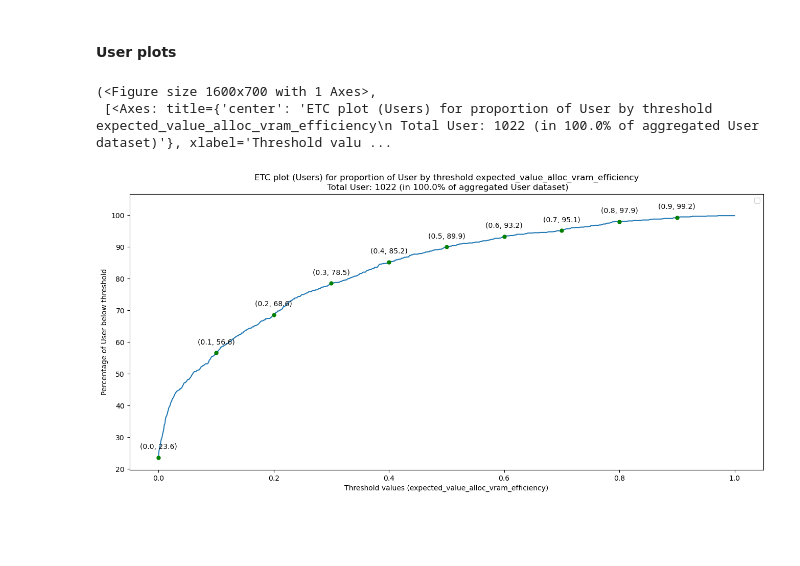
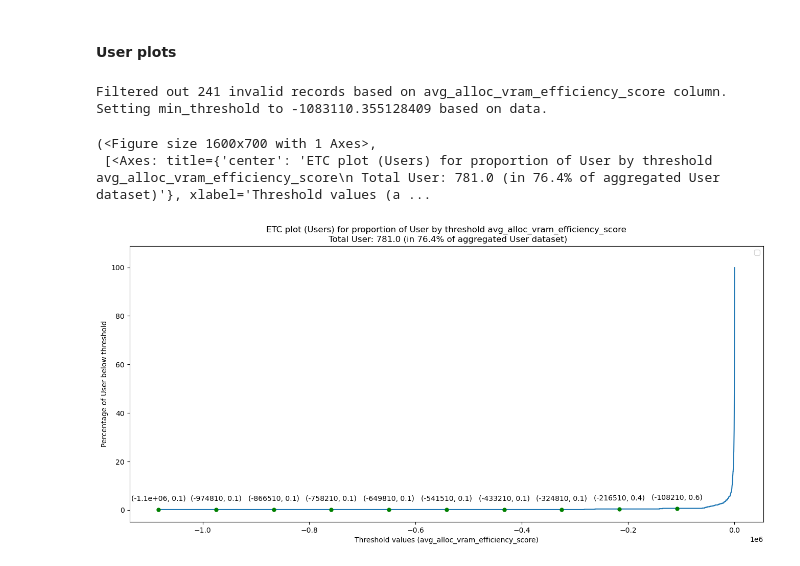
Before and after one commit to UnityHPC/ds4cg-job-analytics, a Jupyter notebook: notebooks/ETC Plot.ipynb, the cells around one changed output. Cells and saved outputs as stored; diff of their text form; code cells hidden in the pictures; blank space fills up the shorter version.

```diff
--- a/notebooks/ETC Plot.ipynb
+++ b/notebooks/ETC Plot.ipynb
@@ -118,17 +64,18 @@ etc_new_instance.plot_roc(plot_type=type,
 # %% [markdown]
 #### User plots ####
 # %%
-type = enum_constants.ROCPlotTypes.USER
-threshold_metric = enum_constants.UserEfficiencyMetricsEnum.EXPECTED_VALUE_ALLOC_VRAM_EFFICIENCY
+type = enum_constants.ETCPlotTypes.USER
+threshold_metric = enum_constants.UserEfficiencyMetricsEnum.AVG_ALLOC_VRAM_EFFICIENCY_SCORE
 proportion_metric = enum_constants.ProportionMetricsEnum.USERS
 
-etc_instance.plot_roc(plot_type=type,
+etc_instance.plot_etc(plot_type=type,
                     threshold_metric=threshold_metric,
-                    min_threshold=0,
                     max_threshold=1.0,
-                    threshold_step=0.001,
+                    threshold_step=100,
                     proportion_metric=proportion_metric)
 # %% [output]
-(<Figure size 1600x700 with 1 Axes>,
- [<Axes: title={'center': 'ETC plot (Users) for proportion of User by threshold expected_value_alloc_vram_efficiency\n Total User: 1022 (in 100.0% of aggregated User dataset)'}, xlabel='Threshold valu ...
+Filtered out 241 invalid records based on avg_alloc_vram_efficiency_score column.
+Setting min_threshold to -1083110.355128409 based on data.
+(<Figure size 1600x700 with 1 Axes>,
+ [<Axes: title={'center': 'ETC plot (Users) for proportion of User by threshold avg_alloc_vram_efficiency_score\n Total User: 781.0 (in 76.4% of aggregated User dataset)'}, xlabel='Threshold values (a ...
-[figure, old version]
+[figure, new version]
```
Also changed, not shown: parts of 9 cells of this notebook, 4 other files.
